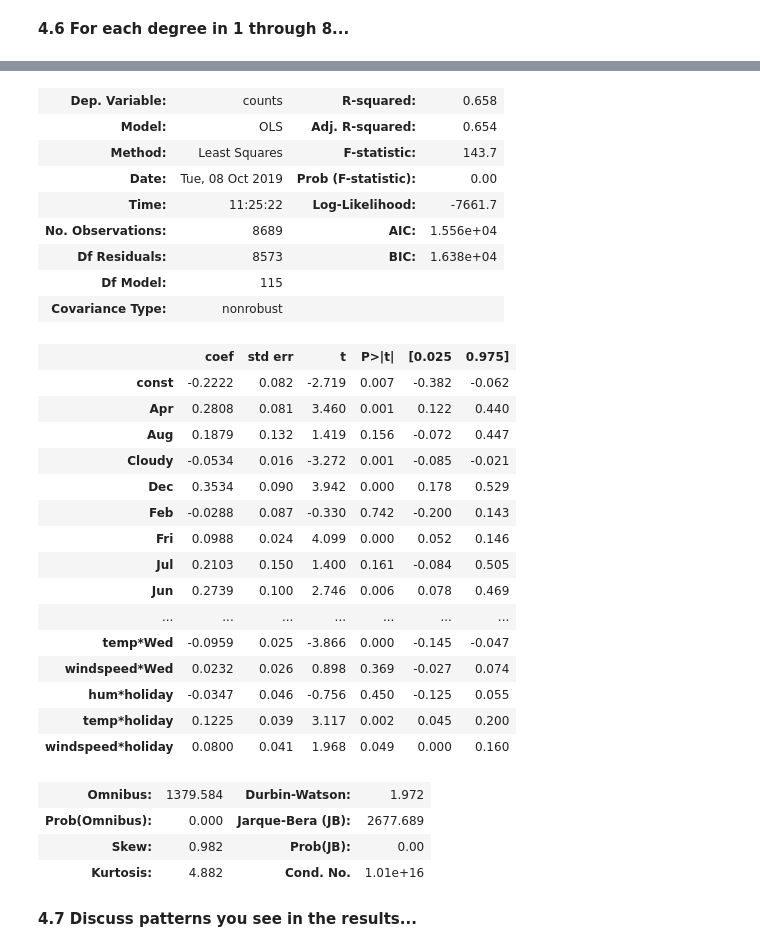
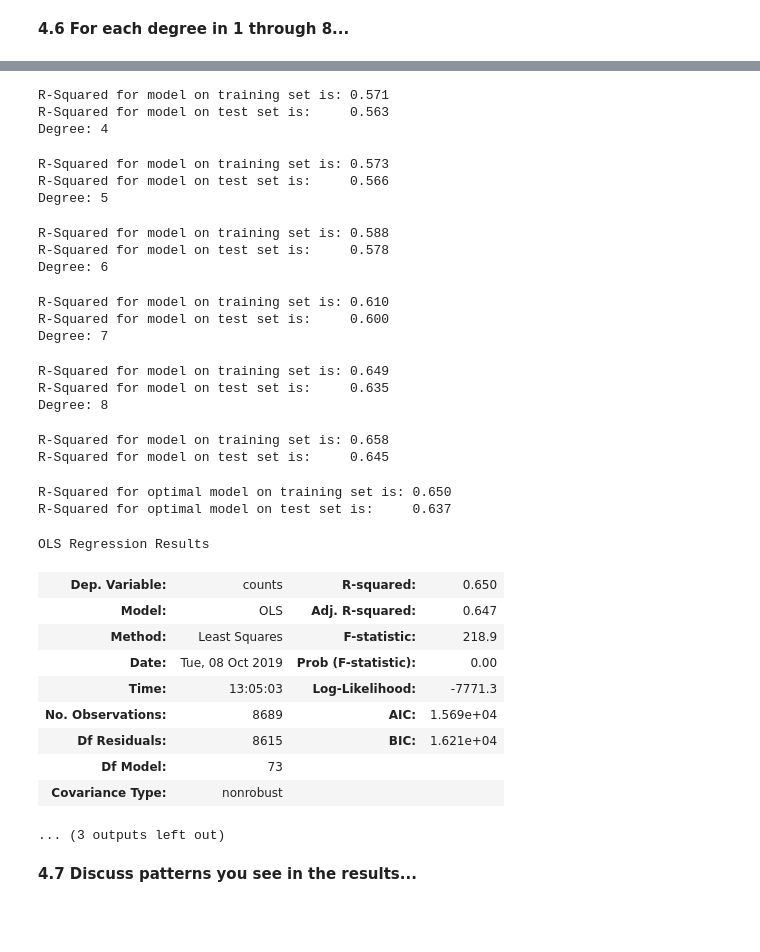
Before and after one commit to kdumontnu/2019-CS109A, a Jupyter notebook: homework/hw3/cs109a_hw3submit.ipynb, the cells around one changed output, grey strips where cells are left out. Saved outputs shown, nothing was run; the diff lists cells and outputs as text; code cells hidden in the pictures; blank space fills up the shorter version.

```diff
--- a/homework/hw3/cs109a_hw3submit.ipynb
+++ b/homework/hw3/cs109a_hw3submit.ipynb
@@ -983,6 +983,11 @@ def get_design_mats(train_df, val_df, degree,
     :param target_col: The response variable column
     :param bad_columns: The columns you want to drop
     """
+    # Remove bad columns from other list inputs
+    columns_forpoly  = list(set(columns_forpoly) - set(bad_columns))
+    binary_terms = list(set(binary_terms) - set(bad_columns))
+    continuous_terms = list(set(continuous_terms) - set(bad_columns))
+
     # Copy to new arrays to preserve input values
     train_df = train_df.copy()
     val_df = val_df.copy()
@@ -1022,10 +1019,9 @@ def get_design_mats(train_df, val_df, degree,
 # %% [markdown]
 **4.6 For each degree in 1 through 8...**
 # %%
-# your code here
 for degree in range(1,9):
     print('Degree:', degree)
-    x_train, y_train, x_val, y_val = get_design_mats(BSS_train, BSS_test,degree)
+    x_train, y_train, x_val, y_val = get_design_mats(BSS_train, BSS_test, degree)
 
     OLSModel = sm.OLS(y_train.counts, sm.add_constant(x_train))
     OLSModel_Fit = OLSModel.fit()
@@ -1033,9 +1029,21 @@ for degree in range(1,9):
     test_predicted = OLSModel_Fit.predict(sm.add_constant(x_val))
     r2_score_test = r2_score(y_val.counts, test_predicted)
 
-    print('R-Squared for outlier model on training set is: {0:1.3f}'.format(OLSModel_Fit.rsquared))
-    print('R-Squared for outlier model on test set is:     {0:1.3f}'.format(r2_score_test))
+    print('R-Squared for model on training set is: {0:1.3f}'.format(OLSModel_Fit.rsquared))
+    print('R-Squared for model on test set is:     {0:1.3f}'.format(r2_score_test))
 
+x_train, y_train, x_val, y_val = get_design_mats(BSS_train, BSS_test, degree,
+                                                     bad_columns=['counts','casual','registered','dteday','windspeed'],
+                                                     columns_forpoly=['hour'])
+
+OLSModel = sm.OLS(y_train.counts, sm.add_constant(x_train))
+OLSModel_Fit = OLSModel.fit()
+
+test_predicted = OLSModel_Fit.predict(sm.add_constant(x_val))
+r2_score_test = r2_score(y_val.counts, test_predicted)
+
+print('R-Squared for optimal model on training set is: {0:1.3f}'.format(OLSModel_Fit.rsquared))
+print('R-Squared for optimal model on test set is:     {0:1.3f}'.format(r2_score_test))
 OLSModel_Fit.summary(xname= ['const'] + x_train.columns.tolist())
 # %% [output]
 Degree: 1
@@ -1059,31 +1056,32 @@ OLS Regression Results
+R-Squared for model on training set is: 0.571
+R-Squared for model on test set is:     0.563
+Degree: 4
+R-Squared for model on training set is: 0.573
+R-Squared for model on test set is:     0.566
+Degree: 5
+R-Squared for model on training set is: 0.588
+R-Squared for model on test set is:     0.578
+Degree: 6
+R-Squared for model on training set is: 0.610
+R-Squared for model on test set is:     0.600
+Degree: 7
+R-Squared for model on training set is: 0.649
+R-Squared for model on test set is:     0.635
+Degree: 8
+R-Squared for model on training set is: 0.658
+R-Squared for model on test set is:     0.645
+R-Squared for optimal model on training set is: 0.650
+R-Squared for optimal model on test set is:     0.637
+OLS Regression Results
-| Dep. Variable: | counts | R-squared: | 0.658 |
-| Model: | OLS | Adj. R-squared: | 0.654 |
-| Method: | Least Squares | F-statistic: | 143.7 |
+| Dep. Variable: | counts | R-squared: | 0.650 |
+| Model: | OLS | Adj. R-squared: | 0.647 |
+| Method: | Least Squares | F-statistic: | 218.9 |
 | Date: | Tue, 08 Oct 2019 | Prob (F-statistic): | 0.00 |
-| Time: | 11:25:22 | Log-Likelihood: | -7661.7 |
-| No. Observations: | 8689 | AIC: | 1.556e+04 |
-| Df Residuals: | 8573 | BIC: | 1.638e+04 |
-| Df Model: | 115 |  |  |
+| Time: | 13:05:03 | Log-Likelihood: | -7771.3 |
+| No. Observations: | 8689 | AIC: | 1.569e+04 |
+| Df Residuals: | 8615 | BIC: | 1.621e+04 |
+| Df Model: | 73 |  |  |
 | Covariance Type: | nonrobust |  |  |
-|  | coef | std err | t | P>|t| | [0.025 | 0.975] |
-| const | -0.2222 | 0.082 | -2.719 | 0.007 | -0.382 | -0.062 |
-| Apr | 0.2808 | 0.081 | 3.460 | 0.001 | 0.122 | 0.440 |
-| Aug | 0.1879 | 0.132 | 1.419 | 0.156 | -0.072 | 0.447 |
-| Cloudy | -0.0534 | 0.016 | -3.272 | 0.001 | -0.085 | -0.021 |
-| Dec | 0.3534 | 0.090 | 3.942 | 0.000 | 0.178 | 0.529 |
-| Feb | -0.0288 | 0.087 | -0.330 | 0.742 | -0.200 | 0.143 |
-| Fri | 0.0988 | 0.024 | 4.099 | 0.000 | 0.052 | 0.146 |
-| Jul | 0.2103 | 0.150 | 1.400 | 0.161 | -0.084 | 0.505 |
-| Jun | 0.2739 | 0.100 | 2.746 | 0.006 | 0.078 | 0.469 |
-| ... | ... | ... | ... | ... | ... | ... |
-| temp*Wed | -0.0959 | 0.025 | -3.866 | 0.000 | -0.145 | -0.047 |
-| windspeed*Wed | 0.0232 | 0.026 | 0.898 | 0.369 | -0.027 | 0.074 |
-| hum*holiday | -0.0347 | 0.046 | -0.756 | 0.450 | -0.125 | 0.055 |
-| temp*holiday | 0.1225 | 0.039 | 3.117 | 0.002 | 0.045 | 0.200 |
-| windspeed*holiday | 0.0800 | 0.041 | 1.968 | 0.049 | 0.000 | 0.160 |
-| Omnibus: | 1379.584 | Durbin-Watson: | 1.972 |
-| Prob(Omnibus): | 0.000 | Jarque-Bera (JB): | 2677.689 |
-| Skew: | 0.982 | Prob(JB): | 0.00 |
-| Kurtosis: | 4.882 | Cond. No. | 1.01e+16 |
+... (3 outputs left out)
 # %% [markdown]
 **4.7 Discuss patterns you see in the results...**
```
Also changed, not shown: parts of 13 cells of this notebook.
